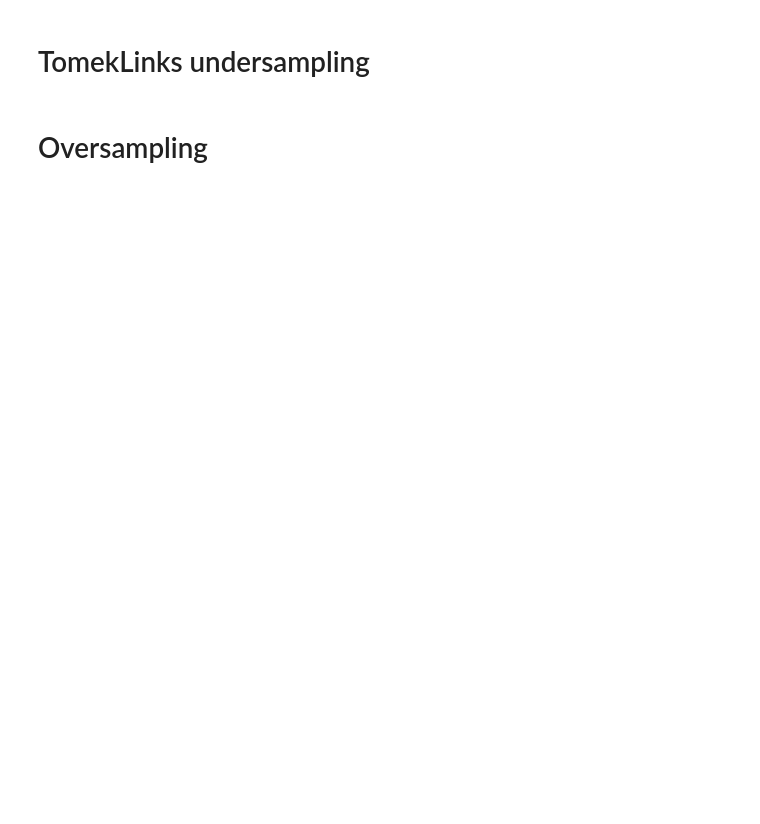
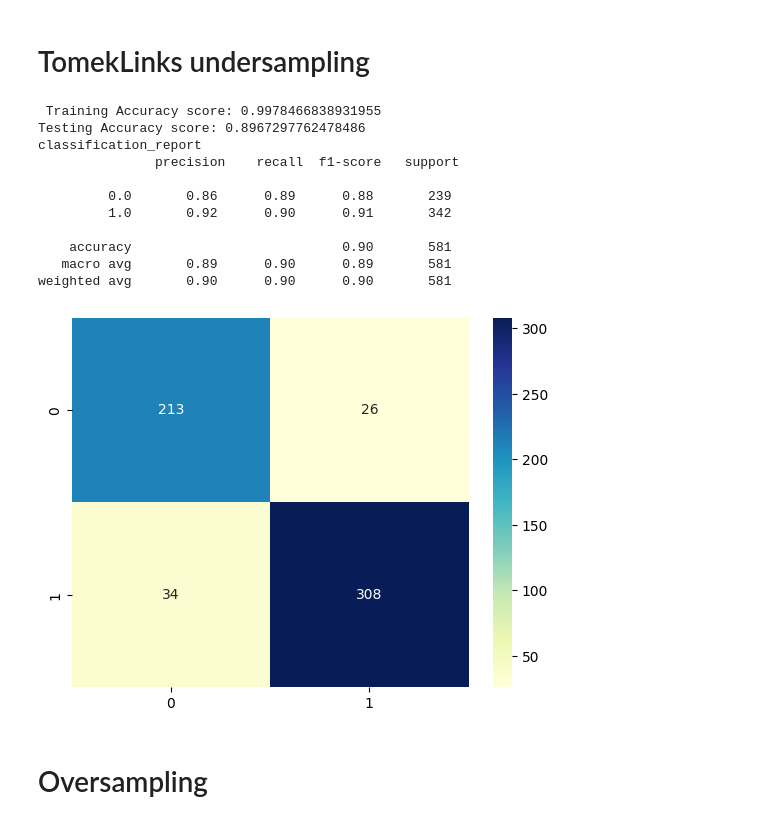
Before and after one commit to PFE2024/satt_ai, a Jupyter notebook: tiktok/03-DecisionTree.ipynb, the cells around one changed output. Drawn from its saved outputs; the diff is of its cells as text; code cells hidden in the pictures; blank space fills up the shorter version.

```diff
--- a/tiktok/03-DecisionTree.ipynb
+++ b/tiktok/03-DecisionTree.ipynb
@@ -83,32 +95,41 @@ plt.show()
 # %%
 from imblearn.under_sampling import TomekLinks
 from sklearn.pipeline import Pipeline
 from sklearn.preprocessing import StandardScaler
 from sklearn.decomposition import PCA
 from sklearn.metrics import confusion_matrix
 df = pd.read_csv('./Data/cleandata.csv')
 tl = TomekLinks()
 x=df.iloc[:, :-1]
 y = df.IsABot.values.tolist()
 x, y = tl.fit_resample(x, y)
 x_train, x_test, y_train, y_test = train_test_split(x, y, test_size=0.2, random_state=48,stratify=y)
-pipeline = Pipeline([
-    ('scaler', StandardScaler()), # Standardizing the data
-    ('pca', PCA()), # Transforming the data with PCA
-    ('rf', DecisionTreeClassifier()) # Training a Decision Tree Classifier on the data
-])
+
 clt = DecisionTreeClassifier()
 # Train the pipeline on the data
-pipeline.fit(x_train,y_train)
+clt.fit(x_train,y_train)
 y_pred_train = clt.predict(x_train)
 y_pred_test = clt.predict(x_test)
 print("\n Training Accuracy score:",accuracy_score(y_train, y_pred_train))
 print("Testing Accuracy score:",accuracy_score(y_test, y_pred_test))
 print("classification_report \n "+classification_report(y_test, y_pred_test))
 cm = metrics.confusion_matrix(y_test,  y_pred_test)
 cm_matrixNB = pd.DataFrame(data=cm)
 sns.heatmap(cm_matrixNB, annot=True, fmt='d', cmap='YlGnBu')
 plt.show()
+# %% [output]
+ Training Accuracy score: 0.9978466838931955
+Testing Accuracy score: 0.8967297762478486
+classification_report
+               precision    recall  f1-score   support
+
+         0.0       0.86      0.89      0.88       239
+         1.0       0.92      0.90      0.91       342
+
+    accuracy                           0.90       581
+   macro avg       0.89      0.90      0.89       581
+weighted avg       0.90      0.90      0.90       581
+[figure, added]
 # %% [markdown]
 # Oversampling
 # %%
```
Also changed, not shown: parts of 9 cells of this notebook, 6 other files.
